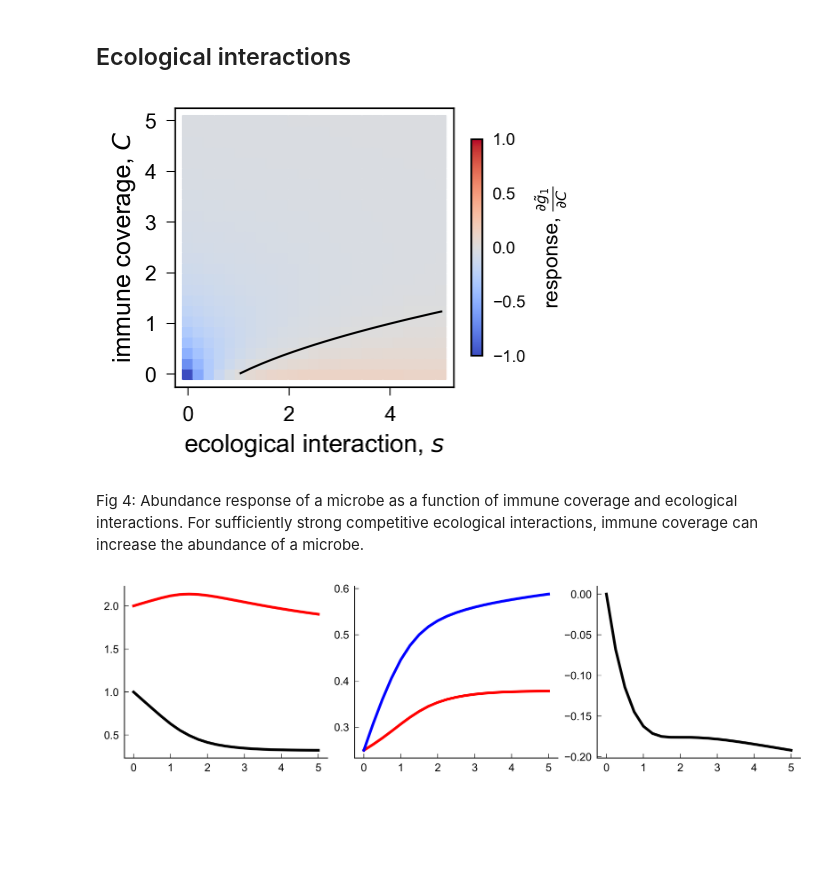
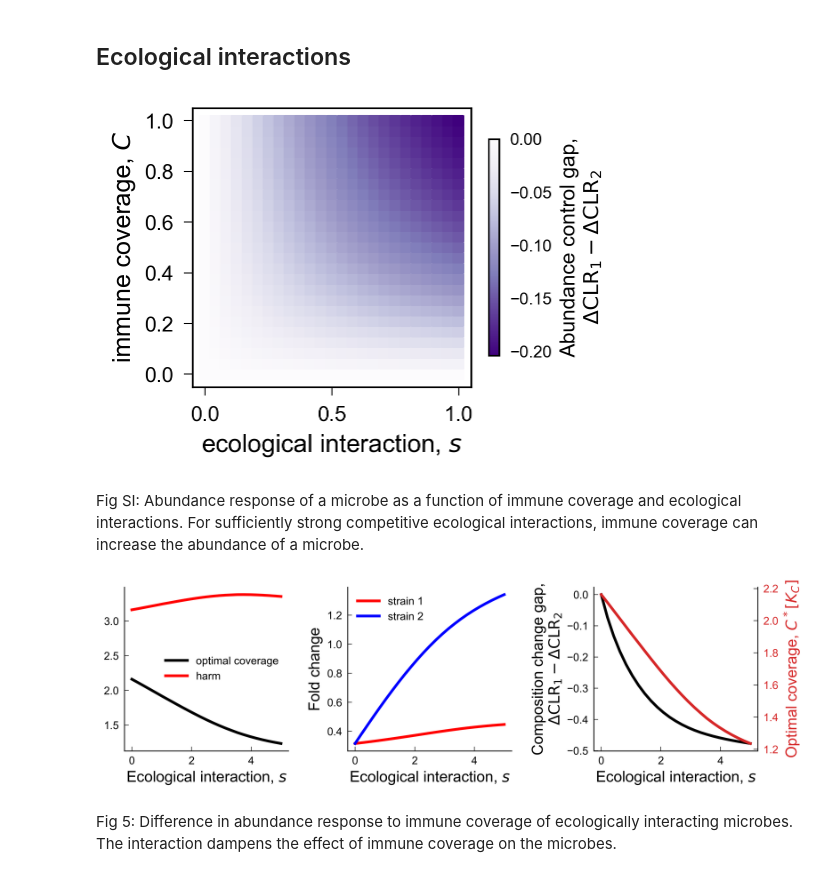
Before and after one commit to obinna-ukogu/gutimmune, a Jupyter notebook: explore-microbiome-genetic-structure.ipynb, the cells around one changed output. Saved outputs shown, nothing was run; the diff lists cells and outputs as text; code cells hidden in the pictures; blank space fills up the shorter version.

```diff
--- a/explore-microbiome-genetic-structure.ipynb
+++ b/explore-microbiome-genetic-structure.ipynb
@@ -265,7 +265,7 @@ simpson_index_list = []
 opt_sigma_std_list = []
 
 
-m, k = 10, 10
+m, k = 10, 20
 runs = 1000
 ps = np.logspace(np.log10(1/m), 0, 21)
 
@@ -347,50 +352,58 @@ fig.savefig('_figs/fig3_many_receptors_cross_reactivity'+'.pdf', dpi=300, bbox_i
 # %%
 # Study impact of increasing receptor cross-reactivity
 outs = []
-params = np.linspace(0,5, 25)
+params = np.linspace(0,1, 25)
 cross_params = np.array(np.meshgrid(params, params)).T.reshape(-1,2)
 
 for ps in cross_params:
 
-    # Compute derivative
-    out = (ps[0]/(1 + ps[1])**2 - 1)/(1 + ps[1] + ps[0]/(1 + ps[1]))**2
+    # compute abundance gap
+    g1s = 1/(1 + ps[1])
+    g2s = 1/(1 + ps[1] + ps[0]*1/(1 + ps[1]))
+    g1s_zeroC = 1.0
+    g2s_zeroC = 1/(1 + ps[0])
+    out = np.log10((g1s/g1s_zeroC)/(g2s/g2s_zeroC))
     outs.append(out)
+
+    # # Compute derivative
+    # out = (ps[0]/(1 + ps[1])**2 - 1)/(1 + ps[1] + ps[0]/(1 + ps[1]))**2
+    # outs.append(out)
 
 # Show that conditions are satisfied
 fig, ax1 = plt.subplots(1, 1, dpi = 150, figsize=(3, 2.5))
 size = 20
 
 im1 = ax1.scatter(cross_params[:,0], cross_params[:,1],
                  c = np.vstack(outs),
-                 cmap = 'coolwarm', marker = 's', norm = mpl.colors.Normalize(vmin = -1, vmax = 1),
+                 cmap = 'Purples_r', marker = 's', norm = mpl.colors.Normalize(vmin = -np.amax(np.abs(outs)), vmax = 0*np.amax(np.abs(outs))),
                  s = size)
 
-boundary = np.sqrt(cross_params[:,0]) - 1
-ax1.plot(cross_params[:,0][boundary >= 0], boundary[boundary >= 0], '-', color = 'black')
+# boundary = np.sqrt(cross_params[:,0]) - 1
+# ax1.plot(cross_params[:,0][boundary >= 0], boundary[boundary >= 0], '-', color = 'black')
 
 # ax1.set_ylim(0,1)
 cb1 = fig.colorbar(im1, ax=ax1, orientation='vertical', shrink = 0.75, pad = 0.05)
-cb1.set_label("response, "+r'$\frac{\partial\tilde{g}_1}{\partial C}$', fontsize = 10)
+cb1.set_label('Abundance control gap,\n'+r'$\Delta\text{CLR}_{1} - \Delta\text{CLR}_{2}$', fontsize = 10) #"response, "+r'$\frac{\partial\tilde{g}_1}{\partial C}$'
 cb1.ax.tick_params(labelsize=8)
 ax1.set_xlabel('ecological interaction, '+ r'$s$', fontsize = 12)
 ax1.set_ylabel('immune coverage, '+ r'$C$', fontsize = 12)
 ax1.minorticks_off()
 ax1.tick_params(axis='x', top=False, direction = 'out')
 ax1.tick_params(axis='y', right=False, direction = 'out')
 ax1.set_box_aspect(1)
 
 fig.savefig('_figs/fig4_derivative_eco_imm'+'.pdf', dpi=300, bbox_inches='tight')
 # %% [output]
-[figure, old version]
+[figure, new version]
 # %% [markdown]
-Fig 4: Abundance response of a microbe as a function of immune coverage and ecological interactions. For sufficiently strong competitive ecological interactions, immune coverage can increase the abundance of a microbe.
+Fig SI: Abundance response of a microbe as a function of immune coverage and ecological interactions. For sufficiently strong competitive ecological interactions, immune coverage can increase the abundance of a microbe.
 # %%
-fig, (ax1, ax2, ax3) = plt.subplots(1, 3, dpi = 300, figsize=(9, 2.50), layout='constrained')
+fig, (ax1, ax2, ax3) = plt.subplots(1, 3, dpi = 300, figsize=(9, 2.65), layout='constrained')
 
-ss = np.linspace(0, 5.0, 21)
+ss = np.linspace(0, 5.0, 25)
 C_opts = []
 obj_opts = []
-hs = 2*np.ones(2)
+hs = 5*np.ones(2)
 
 for i, p in enumerate(ss):
 
@@ -405,19 +418,42 @@ for i, p in enumerate(ss):
 # ax1.scatter(p, res.x, c= 'black', label = "numeric" if i == 0 else '')
 g1s = 1/(1 + np.array(C_opts))
 g2s = 1/(1 + np.array(C_opts) + ss*1/(1 + np.array(C_opts)))
-g1s_zeroC = ns[0]
-g2s_zeroC = ns[1]/(1 + ss)
+g1s_zeroC = 1
+g2s_zeroC = 1/(1 + ss)
 
-ax1.plot(ss, C_opts, 'k', **kwargs)
-ax1.plot(ss, np.array(obj_opts) - np.array(C_opts), 'red', **kwargs)
-ax2.plot(ss, g1s/g1s_zeroC, color = 'red', **kwargs)
-ax2.plot(ss, g2s/g2s_zeroC, color = 'blue', **kwargs)
+ax1.plot(ss, C_opts, 'k', label = 'optimal coverage', **kwargs)
+ax1.plot(ss, np.array(obj_opts) - np.array(C_opts), 'red', label = 'harm', **kwargs)
+ax1.legend()
+
+ax2.plot(ss, g1s/g1s_zeroC, color = 'red', label = 'strain 1', **kwargs)
+ax2.plot(ss, g2s/g2s_zeroC, color = 'blue', label = 'strain 2', **kwargs)
+ax2.set_ylabel(r'Fold change', fontsize = 14)
+ax2.legend()
+
 ax3.plot(ss, np.log10((g1s/g1s_zeroC)/(g2s/g2s_zeroC)), color = 'k', **kwargs)
+axtwin = ax3.twinx()
+axtwin.tick_params(axis='y', labelcolor='tab:red')
+axtwin.set_ylabel(r'Optimal coverage, $C^* [K_C]$', color='tab:red', fontsize = 14)
+axtwin.minorticks_off()
+axtwin.tick_params(axis='both', which='major', labelsize=10)
+axtwin.xaxis.set_tick_params(labeltop=False)
+
+axtwin.plot(ss, C_opts,
+              color = 'tab:red',zorder = 0, **kwargs)
+axtwin.spines['top'].set_visible(False)
+
+ax3.set_ylabel('Composition change gap,\n'+r'$\Delta\text{CLR}_{1} - \Delta\text{CLR}_{2}$', fontsize = 14)
 
 for ax in (ax1, ax2, ax3):
+    ax.set_box_aspect(1)
     ax.minorticks_off()
     ax.spines['top'].set_visible(False)
     ax.spines['right'].set_visible(False)
     ax.tick_params(top=False, right=False)
+    ax.set_xlabel(r'Ecological interaction, $s$', fontsize = 14)
+
+fig.savefig('_figs/fig5_ctrl_gap_eco_imm'+'.pdf', dpi=300, bbox_inches='tight')
 # %% [output]
-[figure, old version]
+[figure, new version]
+# %% [markdown]
+Fig 5: Difference in abundance response to immune coverage of ecologically interacting microbes. The interaction dampens the effect of immune coverage on the microbes.
```
Also changed, not shown: parts of 5 cells of this notebook, 21 other files.
